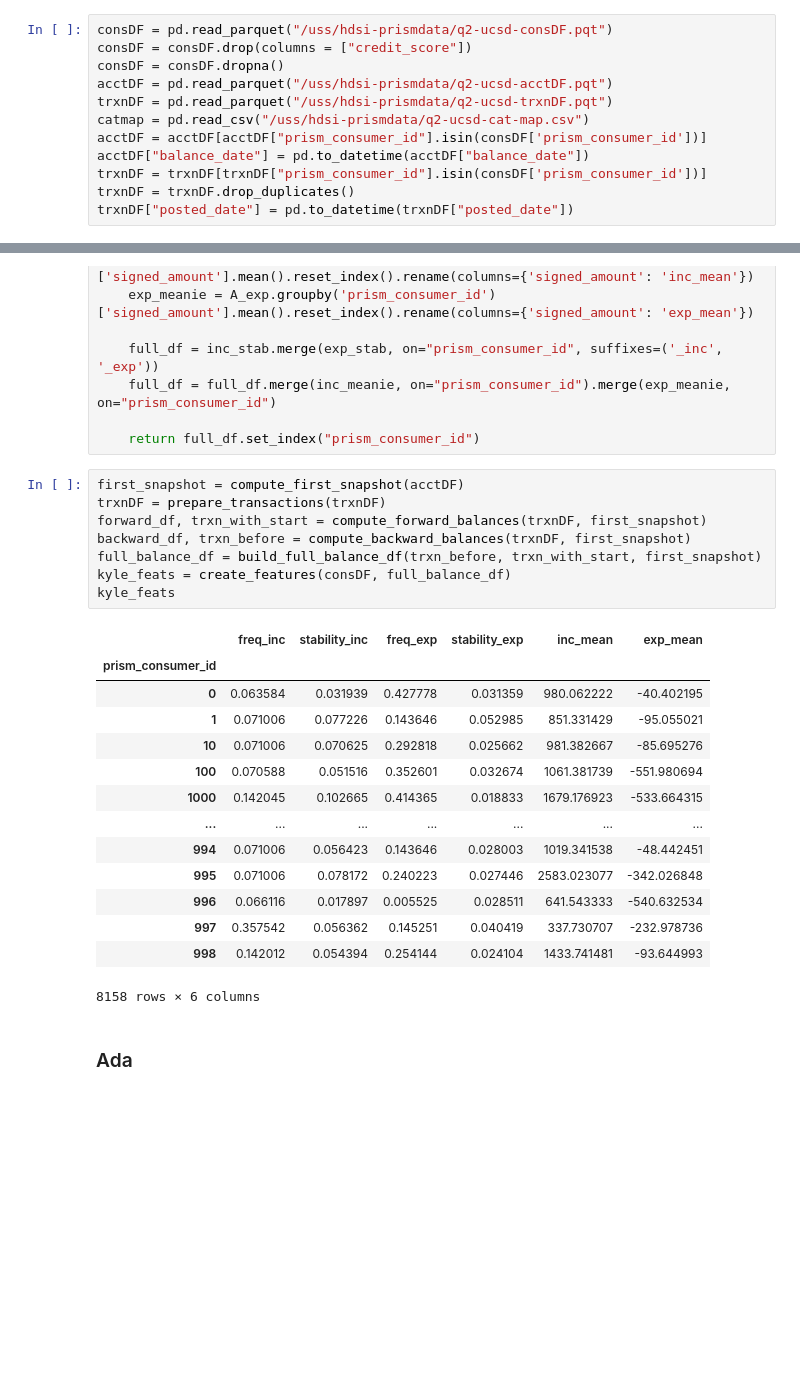
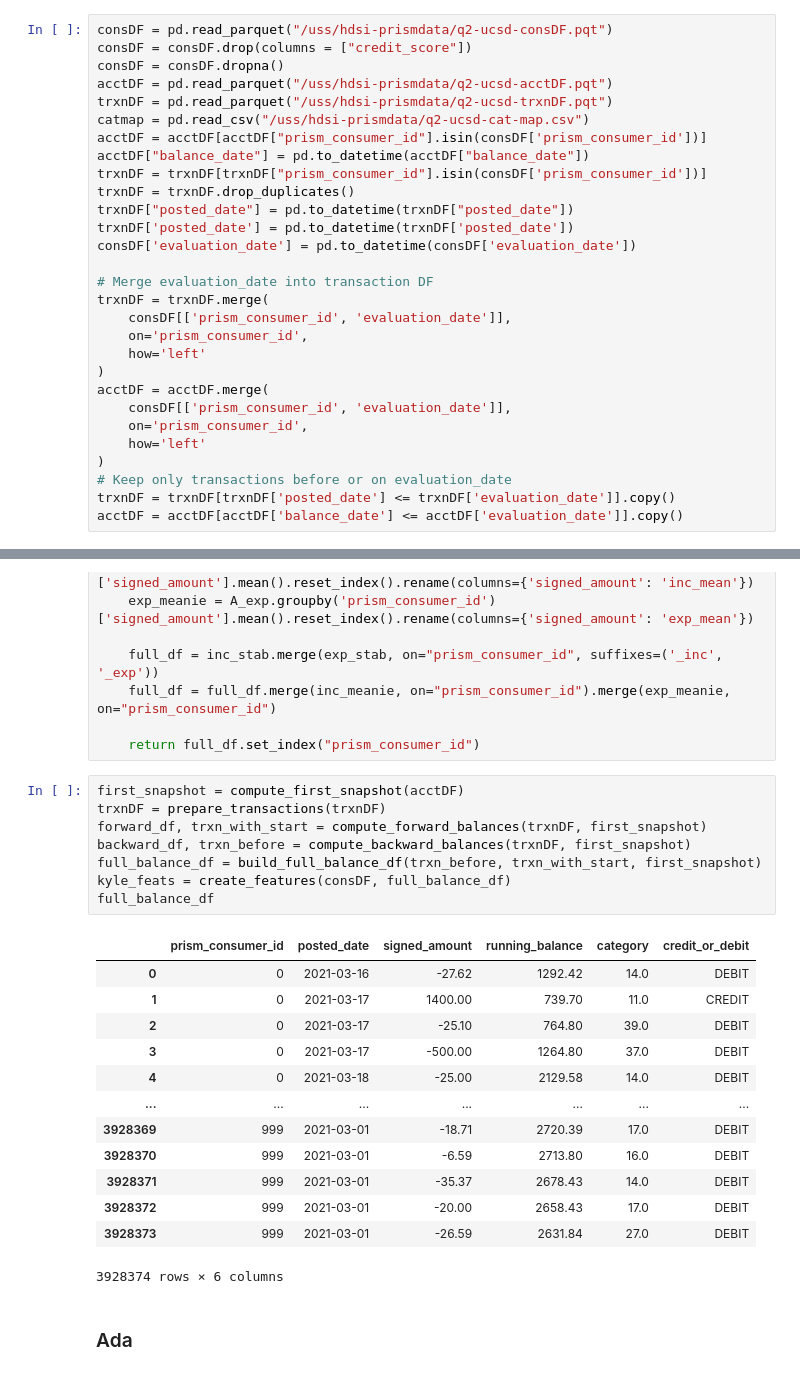
Before and after one commit to harisdsc/DSC180B, a Jupyter notebook: feature_selection.ipynb, the cells around one changed output, grey strips where cells are left out. Drawn from its saved outputs; the diff is of its cells as text; blank space fills up the shorter version.

```diff
--- a/feature_selection.ipynb
+++ b/feature_selection.ipynb
@@ -17,6 +17,23 @@ acctDF["balance_date"] = pd.to_datetime(acctDF["balance_date"])
 trxnDF = trxnDF[trxnDF["prism_consumer_id"].isin(consDF['prism_consumer_id'])]
 trxnDF = trxnDF.drop_duplicates()
 trxnDF["posted_date"] = pd.to_datetime(trxnDF["posted_date"])
+trxnDF['posted_date'] = pd.to_datetime(trxnDF['posted_date'])
+consDF['evaluation_date'] = pd.to_datetime(consDF['evaluation_date'])
+
+# Merge evaluation_date into transaction DF
+trxnDF = trxnDF.merge(
+    consDF[['prism_consumer_id', 'evaluation_date']],
+    on='prism_consumer_id',
+    how='left'
+)
+acctDF = acctDF.merge(
+    consDF[['prism_consumer_id', 'evaluation_date']],
+    on='prism_consumer_id',
+    how='left'
+)
+# Keep only transactions before or on evaluation_date
+trxnDF = trxnDF[trxnDF['posted_date'] <= trxnDF['evaluation_date']].copy()
+acctDF = acctDF[acctDF['balance_date'] <= acctDF['evaluation_date']].copy()
 # %% [markdown]
 ### Haris
 # %%
@@ -558,26 +575,25 @@ def create_features(consDF, full_balance_df):
 # %%
 first_snapshot = compute_first_snapshot(acctDF)
 trxnDF = prepare_transactions(trxnDF)
 forward_df, trxn_with_start = compute_forward_balances(trxnDF, first_snapshot)
 backward_df, trxn_before = compute_backward_balances(trxnDF, first_snapshot)
 full_balance_df = build_full_balance_df(trxn_before, trxn_with_start, first_snapshot)
 kyle_feats = create_features(consDF, full_balance_df)
-kyle_feats
+full_balance_df
 # %% [output]
-|  | freq_inc | stability_inc | freq_exp | stability_exp | inc_mean | exp_mean |
-| prism_consumer_id |  |  |  |  |  |  |
-| 0 | 0.063584 | 0.031939 | 0.427778 | 0.031359 | 980.062222 | -40.402195 |
-| 1 | 0.071006 | 0.077226 | 0.143646 | 0.052985 | 851.331429 | -95.055021 |
-| 10 | 0.071006 | 0.070625 | 0.292818 | 0.025662 | 981.382667 | -85.695276 |
-| 100 | 0.070588 | 0.051516 | 0.352601 | 0.032674 | 1061.381739 | -551.980694 |
-| 1000 | 0.142045 | 0.102665 | 0.414365 | 0.018833 | 1679.176923 | -533.664315 |
+|  | prism_consumer_id | posted_date | signed_amount | running_balance | category | credit_or_debit |
+| 0 | 0 | 2021-03-16 | -27.62 | 1292.42 | 14.0 | DEBIT |
+| 1 | 0 | 2021-03-17 | 1400.00 | 739.70 | 11.0 | CREDIT |
+| 2 | 0 | 2021-03-17 | -25.10 | 764.80 | 39.0 | DEBIT |
+| 3 | 0 | 2021-03-17 | -500.00 | 1264.80 | 37.0 | DEBIT |
+| 4 | 0 | 2021-03-18 | -25.00 | 2129.58 | 14.0 | DEBIT |
 | ... | ... | ... | ... | ... | ... | ... |
-| 994 | 0.071006 | 0.056423 | 0.143646 | 0.028003 | 1019.341538 | -48.442451 |
-| 995 | 0.071006 | 0.078172 | 0.240223 | 0.027446 | 2583.023077 | -342.026848 |
-| 996 | 0.066116 | 0.017897 | 0.005525 | 0.028511 | 641.543333 | -540.632534 |
-| 997 | 0.357542 | 0.056362 | 0.145251 | 0.040419 | 337.730707 | -232.978736 |
-| 998 | 0.142012 | 0.054394 | 0.254144 | 0.024104 | 1433.741481 | -93.644993 |
+| 3928369 | 999 | 2021-03-01 | -18.71 | 2720.39 | 17.0 | DEBIT |
+| 3928370 | 999 | 2021-03-01 | -6.59 | 2713.80 | 16.0 | DEBIT |
+| 3928371 | 999 | 2021-03-01 | -35.37 | 2678.43 | 14.0 | DEBIT |
+| 3928372 | 999 | 2021-03-01 | -20.00 | 2658.43 | 17.0 | DEBIT |
+| 3928373 | 999 | 2021-03-01 | -26.59 | 2631.84 | 27.0 | DEBIT |
-8158 rows × 6 columns
+3928374 rows × 6 columns
 # %% [markdown]
 ### Ada
 # %%
```
Also changed, not shown: parts of 40 cells of this notebook, 6 other files.
